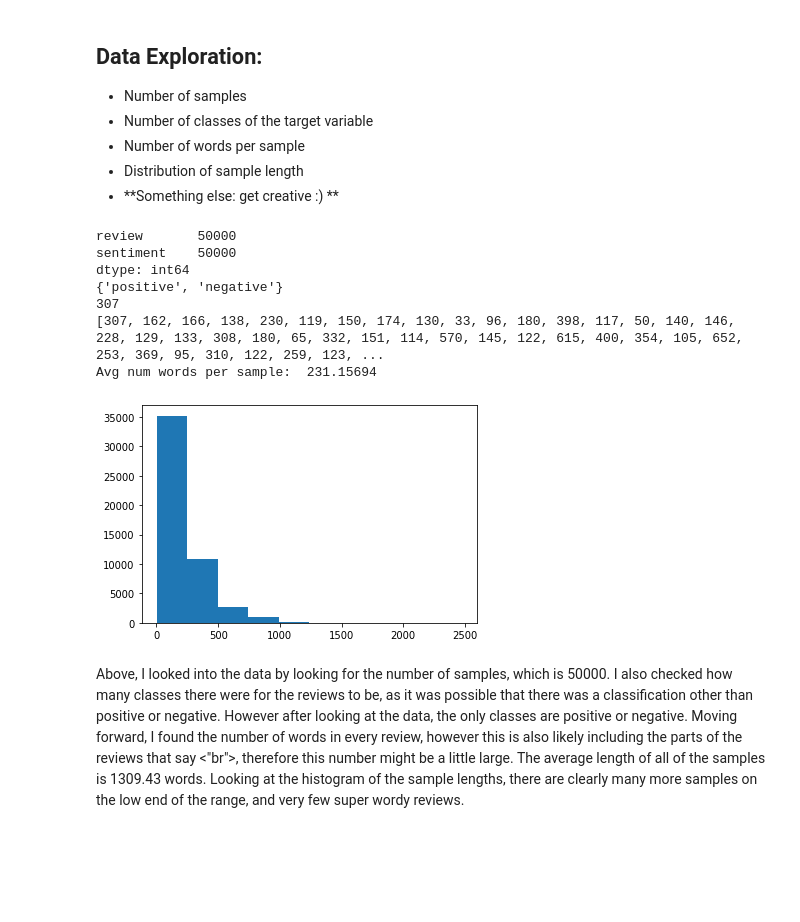
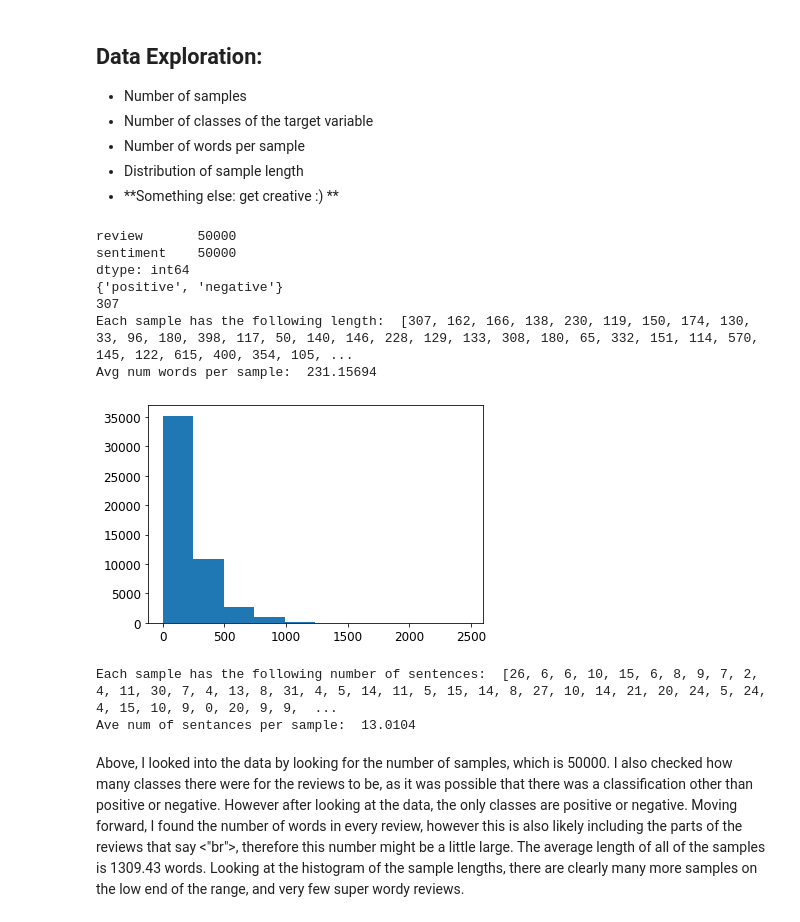
Before and after one commit to sbecker17/public_work, a Jupyter notebook: Project_2_NLP.ipynb, the cells around one changed output. Cells and saved outputs as stored; diff of their text form; code cells hidden in the pictures; blank space fills up the shorter version.

```diff
--- a/Project_2_NLP.ipynb
+++ b/Project_2_NLP.ipynb
@@ -33,36 +34,46 @@ Drive already mounted at /content/drive; to attempt to forcibly remount, call dr
 import matplotlib.pyplot as plt
 import numpy as np
 #number of samples:
 print(data.count())
 #total of 50000 data points
 
 #number of classes
 print(set(data["sentiment"]))
 #options for sentiment are 'negative' or 'positive', so there are 2 options
 
 print(len(data['review'][0].split()))
 
 #num words/sample
 length_sample = []
 for row in range(len(data)):
   count=len(data['review'][row].split())
   length_sample.append(count)
-print(length_sample)
+print("Each sample has the following length: ", length_sample)
 print("Avg num words per sample: ", sum(length_sample)/len(length_sample))
 
 #distribution of sample length
 plt.hist(length_sample)
 plt.show()
 #np.histogram(length_sample)
+
+#Number of sentances
+num_sent = []
+for row in range(len(data)):
+  count = data['review'][row].count('.')
+  num_sent.append(count)
+print("Each sample has the following number of sentences: ", num_sent)
+print("Ave num of sentances per sample: ", sum(num_sent)/len(num_sent))
 # %% [output]
 review       50000
 sentiment    50000
 dtype: int64
 {'positive', 'negative'}
 307
-[307, 162, 166, 138, 230, 119, 150, 174, 130, 33, 96, 180, 398, 117, 50, 140, 146, 228, 129, 133, 308, 180, 65, 332, 151, 114, 570, 145, 122, 615, 400, 354, 105, 652, 253, 369, 95, 310, 122, 259, 123, ...
+Each sample has the following length:  [307, 162, 166, 138, 230, 119, 150, 174, 130, 33, 96, 180, 398, 117, 50, 140, 146, 228, 129, 133, 308, 180, 65, 332, 151, 114, 570, 145, 122, 615, 400, 354, 105, ...
 Avg num words per sample:  231.15694
-[figure, old version]
+[figure, new version]
+Each sample has the following number of sentences:  [26, 6, 6, 10, 15, 6, 8, 9, 7, 2, 4, 11, 30, 7, 4, 13, 8, 31, 4, 5, 14, 11, 5, 15, 14, 8, 27, 10, 14, 21, 20, 24, 5, 24, 4, 15, 10, 9, 0, 20, 9, 9,  ...
+Ave num of sentances per sample:  13.0104
 # %% [markdown]
 Above, I looked into the data by looking for the number of samples, which is 50000. I also checked how many classes there were for the reviews to be, as it was possible that there was a classification other than positive or negative. However after looking at the data, the only classes are positive or negative. Moving forward, I found the number of words in every review, however this is also likely including the parts of the reviews that say <"br">, therefore this number might be a little large. The average length of all of the samples is 1309.43 words. Looking at the histogram of the sample lengths, there are clearly many more samples on the low end of the range, and very few super wordy reviews.
 # %% [markdown]
```
Also changed, not shown: parts of 21 cells of this notebook.
